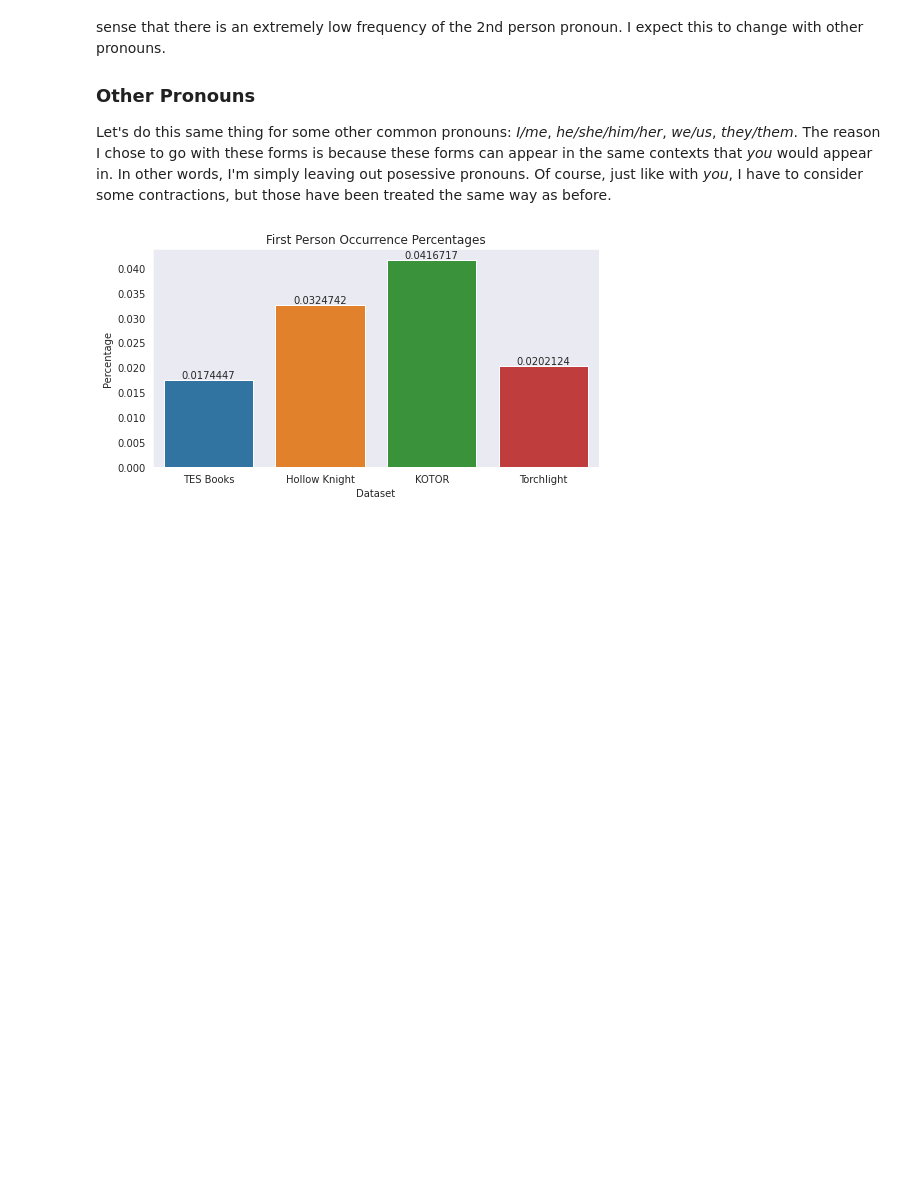
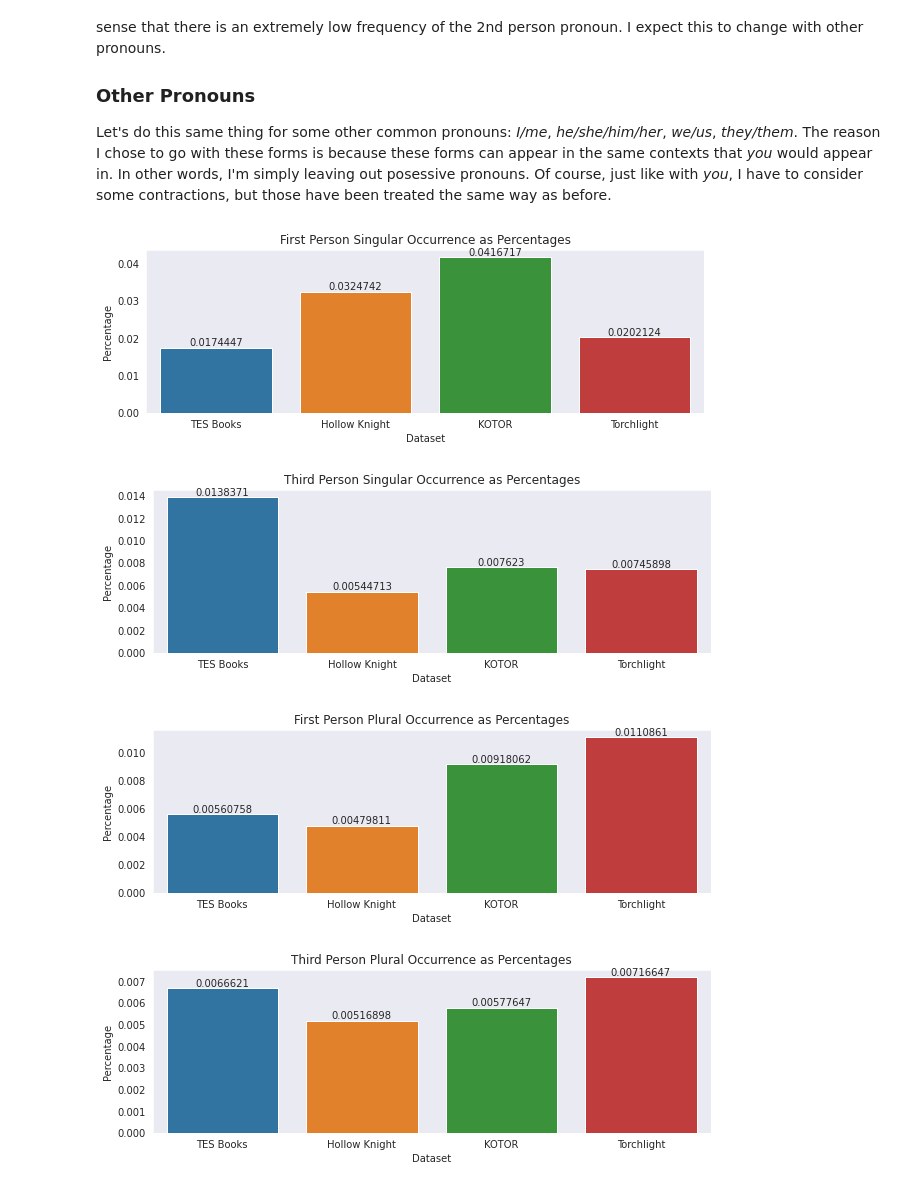
Before and after one commit to Data-Science-for-Linguists-2022/Pragmatics-In-Video-Games, a Jupyter notebook: notebooks/analysis.ipynb, the cells around one changed output. Saved outputs shown, nothing was run; the diff lists cells and outputs as text; code cells hidden in the pictures; blank space fills up the shorter version.

```diff
--- a/notebooks/analysis.ipynb
+++ b/notebooks/analysis.ipynb
@@ -145,13 +146,23 @@ fp_re = re.compile(r"\b(?:I|me)\b")
 tp_re = re.compile(r"\b(?:(?:s)?he|(?:h)(?:er|im))\b", re.IGNORECASE)
 fpp_re = re.compile(r"\b(?:we|us)\b", re.IGNORECASE)
 tpp_re = re.compile(r"\bthe(?:y|m)\b", re.IGNORECASE)
+
+re_dict = {"First Person Singular": fp_re, "Third Person Singular": tp_re, "First Person Plural": fpp_re, "Third Person Plural": tpp_re}
 # %%
-# First person
-percentages = np.array([])
+# Loop through everything
+for pronoun in re_dict.keys():
 
-for (i, c) in enumerate(datasets):
-    percentages = np.append(percentages, locator(datasets[i]['text'], fp_re)/get_count(datasets[i]['text']))
+    percentages = np.array([])
+    plt.figure(figsize=(10, 3))
 
-barplot(x=titles, y=percentages, title='First Person Occurrence Percentages', xlabel="Dataset", ylabel="Percentage", figsize=(8,4))
+    for (i, c) in enumerate(datasets):
+        percentages = np.append(percentages, locator(datasets[i]['text'], re_dict[pronoun])/get_count(datasets[i]['text']))
+
+    barplot(x=titles, y=percentages, title= pronoun + ' Occurrence as Percentages', xlabel="Dataset", ylabel="Percentage")
+
+plt.show()
 # %% [output]
-[figure, old version]
+[figure, new version]
+[figure, added]
+[figure, added]
+[figure, added]
```
Also changed, not shown: parts of 3 cells of this notebook.
